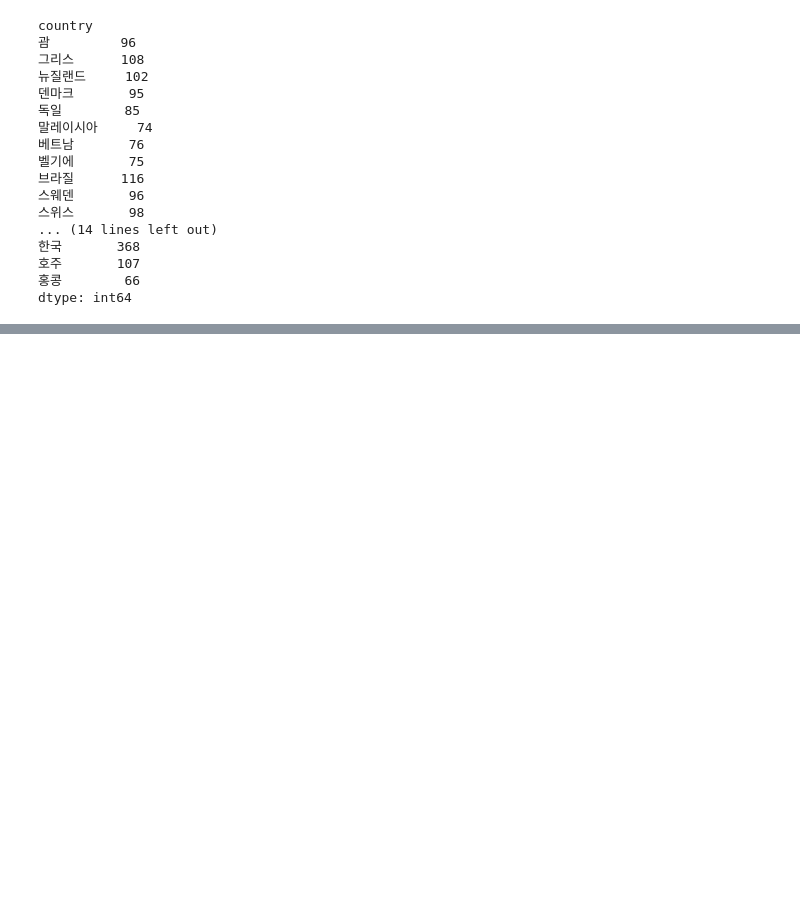
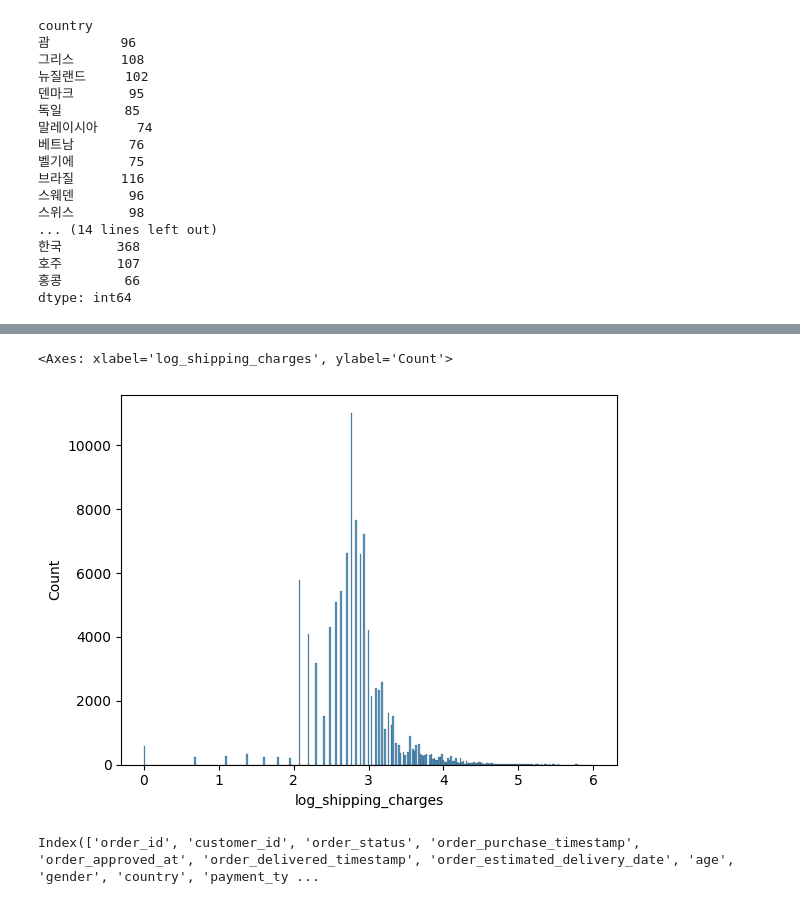
Before and after one commit to sasangkyoo/Marketing_proj, a Jupyter notebook: EDA_12_market.ipynb, the cells around one changed output, grey strips where cells are left out. Cells and saved outputs as stored; diff of their text form; code cells hidden in the pictures; blank space fills up the shorter version.

```diff
--- a/EDA_12_market.ipynb
+++ b/EDA_12_market.ipynb
@@ -340,0 +344,8 @@ sns.scatterplot(data=marketing_delivered, x='weight_kg', y='shipping_charges')
+# %%
+# 이상치가 너무 커서 로그변환해서 히스트플랏 보기 - 선미
+import numpy as np
+marketing_delivered['log_shipping_charges'] = np.log1p(marketing_delivered['shipping_charges'])
+sns.histplot(data=marketing_delivered, x='log_shipping_charges')
+# %% [output]
+<Axes: xlabel='log_shipping_charges', ylabel='Count'>
+[figure, added]
@@ -340,0 +356,4 @@ sns.scatterplot(data=marketing_delivered, x='weight_kg', y='shipping_charges')
+# %%
+marketing_delivered.columns
+# %% [output]
+Index(['order_id', 'customer_id', 'order_status', 'order_purchase_timestamp', 'order_approved_at', 'order_delivered_timestamp', 'order_estimated_delivery_date', 'age', 'gender', 'country', 'payment_ty ...
```
Also changed, not shown: parts of 5 cells of this notebook.
